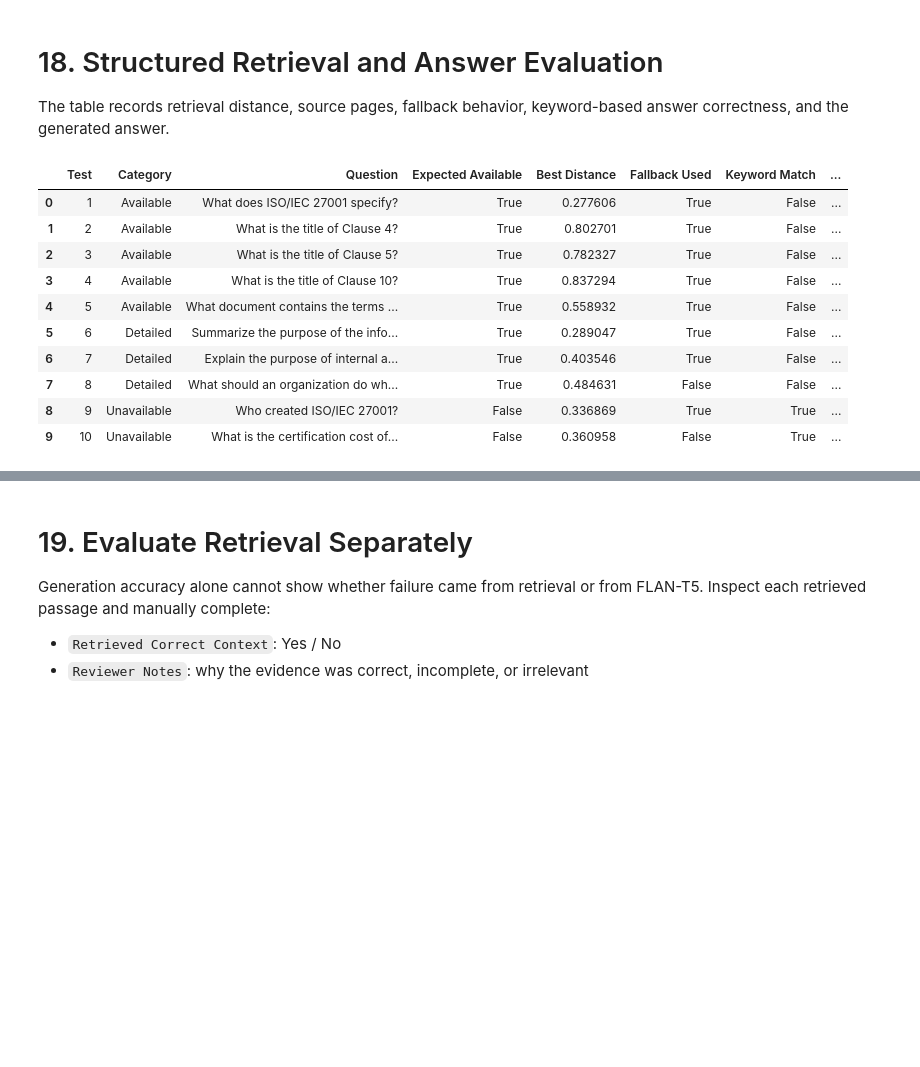
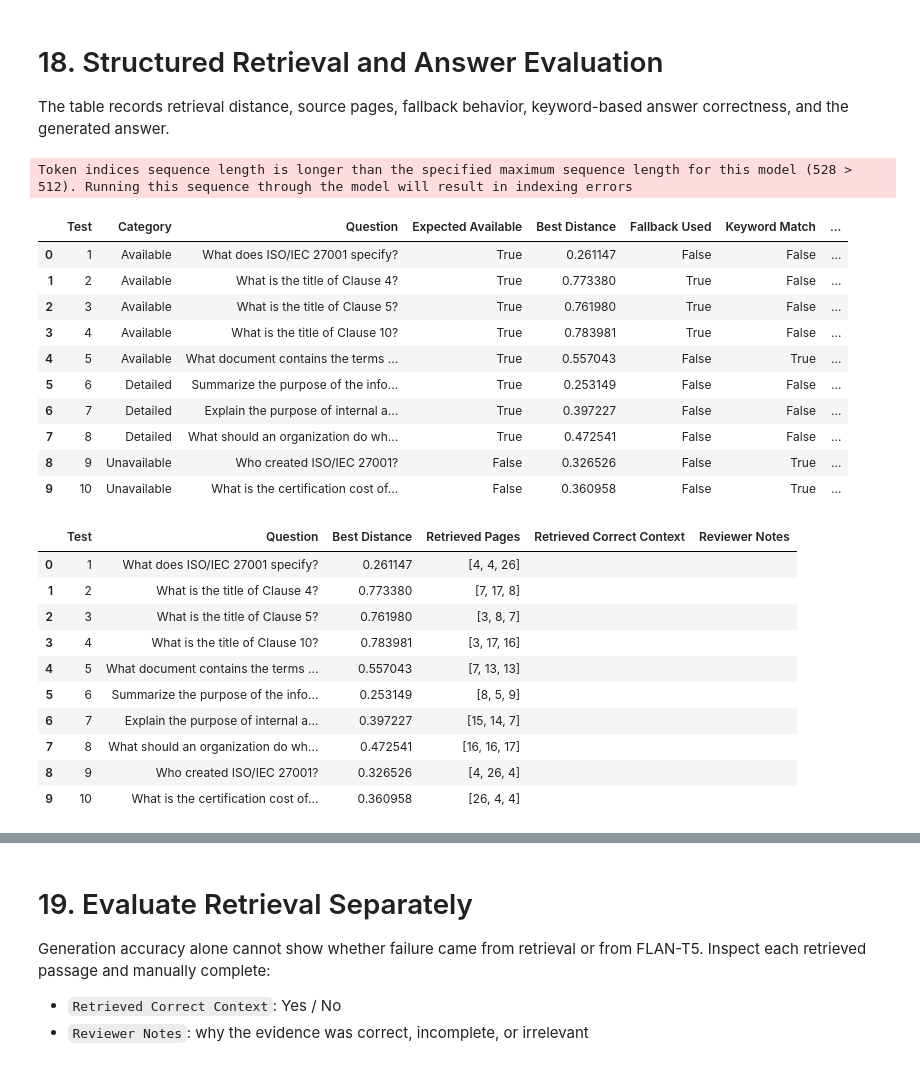
Before and after one commit to Layanmousa/Rag-Project, a Jupyter notebook: RAG_Project_.ipynb, the cells around one changed output, grey strips where cells are left out. Cells and saved outputs as stored; diff of their text form; code cells hidden in the pictures; blank space fills up the shorter version.

```diff
--- a/RAG_Project_.ipynb
+++ b/RAG_Project_.ipynb
@@ -48,11 +48,11 @@ CHROMA_PATH = "chroma_db"
 EMBEDDING_MODEL_NAME = "sentence-transformers/all-MiniLM-L6-v2"
 GENERATION_MODEL_NAME = "google/flan-t5-base"
 
-CHUNK_SIZE = 700
-CHUNK_OVERLAP = 100
+CHUNK_SIZE = 180
+CHUNK_OVERLAP = 30
 TOP_K = 3
 
-MAX_DISTANCE = 0.55
+MAX_DISTANCE = 0.75
 MAX_CONTEXT_CHARACTERS = 1800
 MAX_NEW_TOKENS = 120
 
@@ -294,7 +294,7 @@ Stored chunks: 26
 # 11. One Consistent Retrieval Function
 Questions are embedded externally with the same normalized embedding model. The inconsistent `query_texts=[question]` path was removed.
 # %%
-def retrieve_context(
+def retrieve_(
     question: str,
     top_k: int = TOP_K,
 ) -> list[dict]:
@@ -383,9 +383,9 @@ def has_reliable_context(
     if not retrieved_items:
         return False
 
-    return (
-        retrieved_items[0]["distance"]
-        <= max_distance
+    return any(
+        item["distance"] <= max_distance
+        for item in retrieved_items
     )
 # %% [markdown]
 # 14. Context Budgeting Before Tokenization
@@ -701,40 +710,53 @@ for index, item in enumerate(
         "Fallback Used": fallback_used,
         "Keyword Match": keyword_match,
         "Answer Correct": answer_correct,
         "Source Pages": source_pages,
         "Answer": result["answer"],
     })
 
     retrieval_review_rows.append({
         "Test": index,
         "Question": item["question"],
         "Best Distance": best_distance,
         "Retrieved Pages": [
             retrieved["metadata"]["page_number"]
             for retrieved in result["retrieved_items"]
         ],
         "Retrieved Correct Context": "",
         "Reviewer Notes": "",
     })
 
 evaluation_df = pd.DataFrame(
     evaluation_rows
 )
 
 retrieval_evaluation_df = pd.DataFrame(
     retrieval_review_rows
 )
 
 display(evaluation_df)
+display(retrieval_evaluation_df)
 # %% [output]
+Token indices sequence length is longer than the specified maximum sequence length for this model (528 > 512). Running this sequence through the model will result in indexing errors
 |  | Test | Category | Question | Expected Available | Best Distance | Fallback Used | Keyword Match | ... |
-| 0 | 1 | Available | What does ISO/IEC 27001 specify? | True | 0.277606 | True | False | ... |
-| 1 | 2 | Available | What is the title of Clause 4? | True | 0.802701 | True | False | ... |
-| 2 | 3 | Available | What is the title of Clause 5? | True | 0.782327 | True | False | ... |
-| 3 | 4 | Available | What is the title of Clause 10? | True | 0.837294 | True | False | ... |
-| 4 | 5 | Available | What document contains the terms ... | True | 0.558932 | True | False | ... |
-| 5 | 6 | Detailed | Summarize the purpose of the info... | True | 0.289047 | True | False | ... |
-| 6 | 7 | Detailed | Explain the purpose of internal a... | True | 0.403546 | True | False | ... |
-| 7 | 8 | Detailed | What should an organization do wh... | True | 0.484631 | False | False | ... |
-| 8 | 9 | Unavailable | Who created ISO/IEC 27001? | False | 0.336869 | True | True | ... |
+| 0 | 1 | Available | What does ISO/IEC 27001 specify? | True | 0.261147 | False | False | ... |
+| 1 | 2 | Available | What is the title of Clause 4? | True | 0.773380 | True | False | ... |
+| 2 | 3 | Available | What is the title of Clause 5? | True | 0.761980 | True | False | ... |
+| 3 | 4 | Available | What is the title of Clause 10? | True | 0.783981 | True | False | ... |
+| 4 | 5 | Available | What document contains the terms ... | True | 0.557043 | False | True | ... |
+| 5 | 6 | Detailed | Summarize the purpose of the info... | True | 0.253149 | False | False | ... |
+| 6 | 7 | Detailed | Explain the purpose of internal a... | True | 0.397227 | False | False | ... |
+| 7 | 8 | Detailed | What should an organization do wh... | True | 0.472541 | False | False | ... |
+| 8 | 9 | Unavailable | Who created ISO/IEC 27001? | False | 0.326526 | False | True | ... |
 | 9 | 10 | Unavailable | What is the certification cost of... | False | 0.360958 | False | True | ... |
+|  | Test | Question | Best Distance | Retrieved Pages | Retrieved Correct Context | Reviewer Notes |
+| 0 | 1 | What does ISO/IEC 27001 specify? | 0.261147 | [4, 4, 26] |  |  |
+| 1 | 2 | What is the title of Clause 4? | 0.773380 | [7, 17, 8] |  |  |
+| 2 | 3 | What is the title of Clause 5? | 0.761980 | [3, 8, 7] |  |  |
+| 3 | 4 | What is the title of Clause 10? | 0.783981 | [3, 17, 16] |  |  |
+| 4 | 5 | What document contains the terms ... | 0.557043 | [7, 13, 13] |  |  |
+| 5 | 6 | Summarize the purpose of the info... | 0.253149 | [8, 5, 9] |  |  |
+| 6 | 7 | Explain the purpose of internal a... | 0.397227 | [15, 14, 7] |  |  |
+| 7 | 8 | What should an organization do wh... | 0.472541 | [16, 16, 17] |  |  |
+| 8 | 9 | Who created ISO/IEC 27001? | 0.326526 | [4, 26, 4] |  |  |
+| 9 | 10 | What is the certification cost of... | 0.360958 | [26, 4, 4] |  |  |
```
Also changed, not shown: parts of 14 cells of this notebook, 3 other files.
